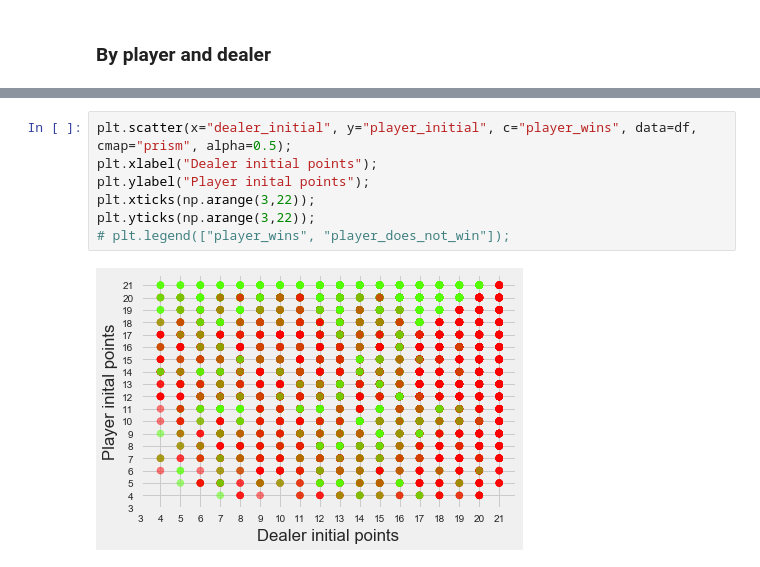
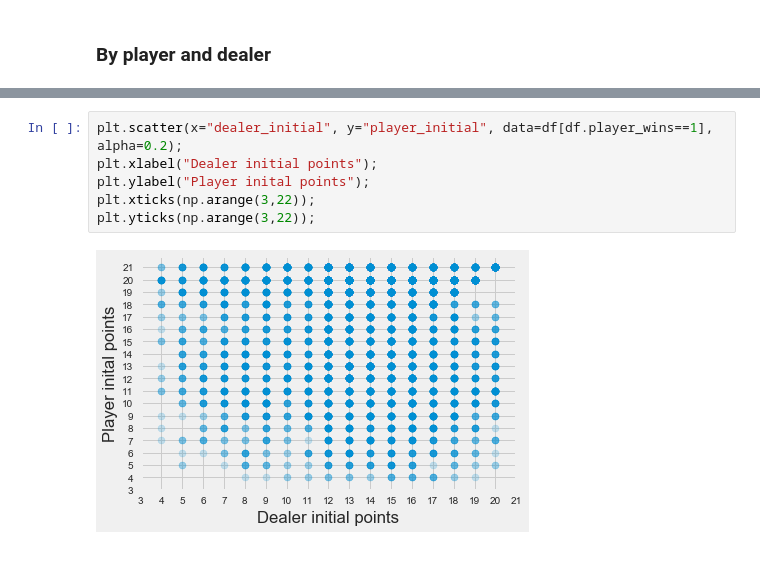
Before and after one commit to jocelyn-ong/data-science-projects, a Jupyter notebook: others/blackjack/data-analysis.ipynb, the cells around one changed output, grey strips where cells are left out. Drawn from its saved outputs; the diff is of its cells as text.

Commit message:
Adding to data analysis

```diff
--- a/others/blackjack/data-analysis.ipynb
+++ b/others/blackjack/data-analysis.ipynb
@@ -328,9 +346,8 @@ plt.ylabel("Probability of winning");
 # %%
-plt.scatter(x="dealer_initial", y="player_initial", c="player_wins", data=df, cmap="prism", alpha=0.5);
+plt.scatter(x="dealer_initial", y="player_initial", data=df[df.player_wins==1], alpha=0.2);
 plt.xlabel("Dealer initial points");
 plt.ylabel("Player inital points");
 plt.xticks(np.arange(3,22));
 plt.yticks(np.arange(3,22));
-# plt.legend(["player_wins", "player_does_not_win"]);
 # %% [output]
-[figure, old version]
+[figure, new version]
```
Also changed, not shown: parts of 27 cells of this notebook, 2 other files.
